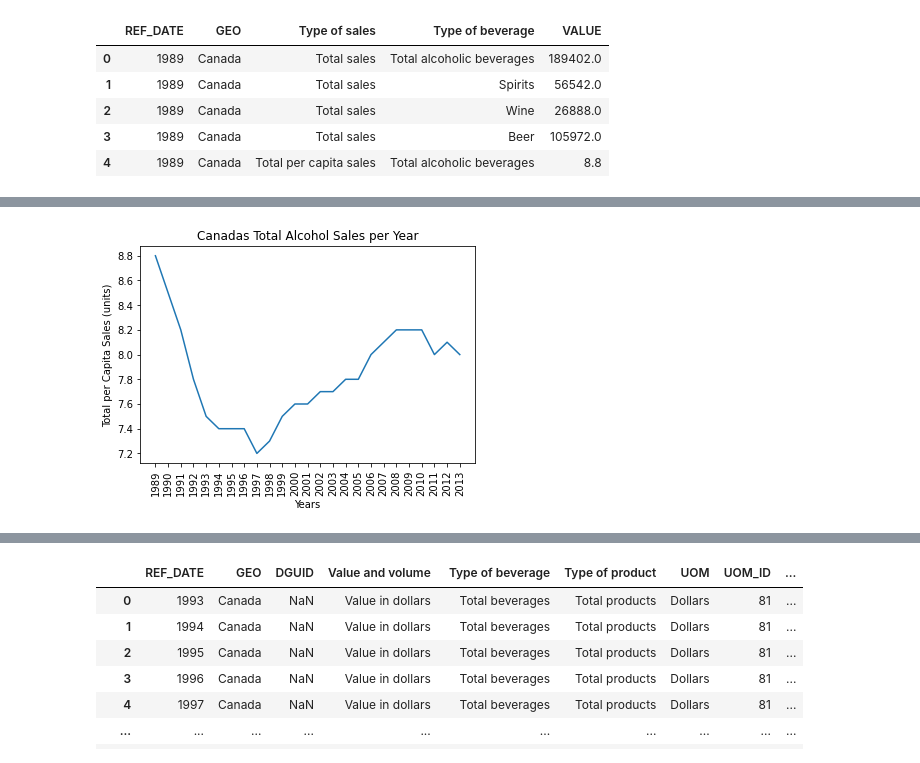
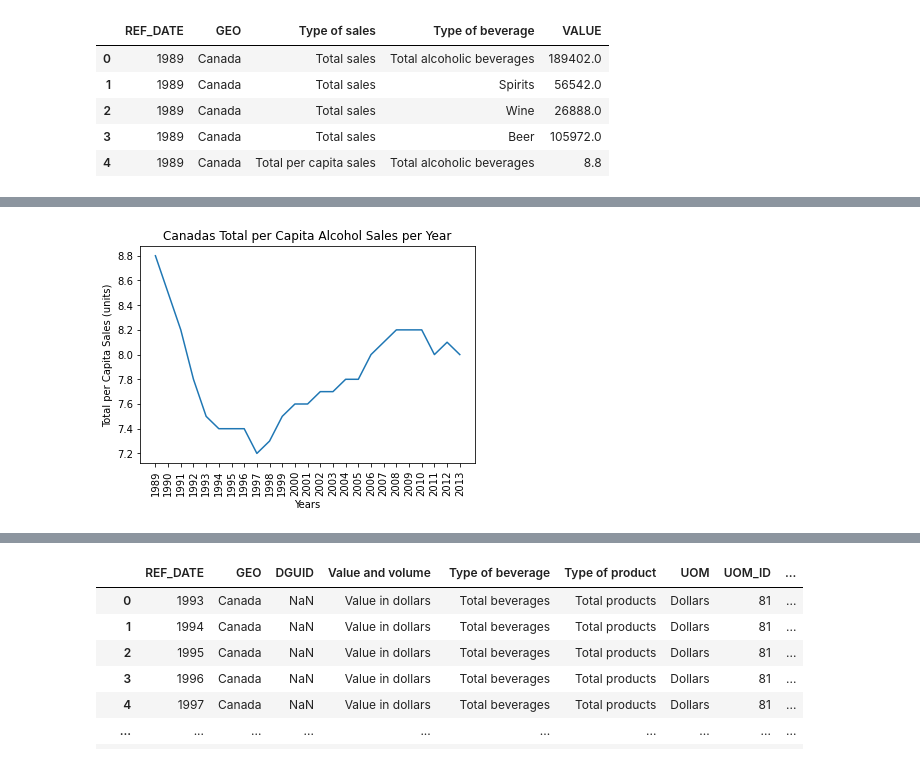
Before and after one commit to MattDavies1/Data-Bootcamp-Project, a Jupyter notebook: alc_sales.ipynb, the cells around one changed output, grey strips where cells are left out. Drawn from its saved outputs; the diff is of its cells as text; code cells hidden in the pictures.

```diff
--- a/alc_sales.ipynb
+++ b/alc_sales.ipynb
@@ -31,7 +31,7 @@ alc_sales.head()
 | 3 | 1989 | Canada | Total sales | Beer | 105972.0 |
 | 4 | 1989 | Canada | Total per capita sales | Total alcoholic beverages | 8.8 |
 # %%
-alc_sales = alc_sales.rename(columns={"REF_DATE":'Year'})
+alc_sales = alc_sales.rename(columns={"REF_DATE":'Year',"VALUE":"Total Sales"})
 # %%
 alc_sales.head()
 # %% [output]
@@ -152,9 +127,9 @@ can_total_capita
 # %%
 plt.plot(can_total_capita["Year"],can_total_capita["VALUE"])
 plt.xticks(can_total_capita["Year"],rotation = "vertical")
 plt.ylabel("Total per Capita Sales (units)")
 plt.xlabel("Years")
-plt.title("Canadas Total Alcohol Sales per Year")
+plt.title("Canadas Total per Capita Alcohol Sales per Year")
 plt.show()
 # %% [output]
-[figure, old version]
+[figure, new version]
```
Also changed, not shown: parts of 19 cells of this notebook.
